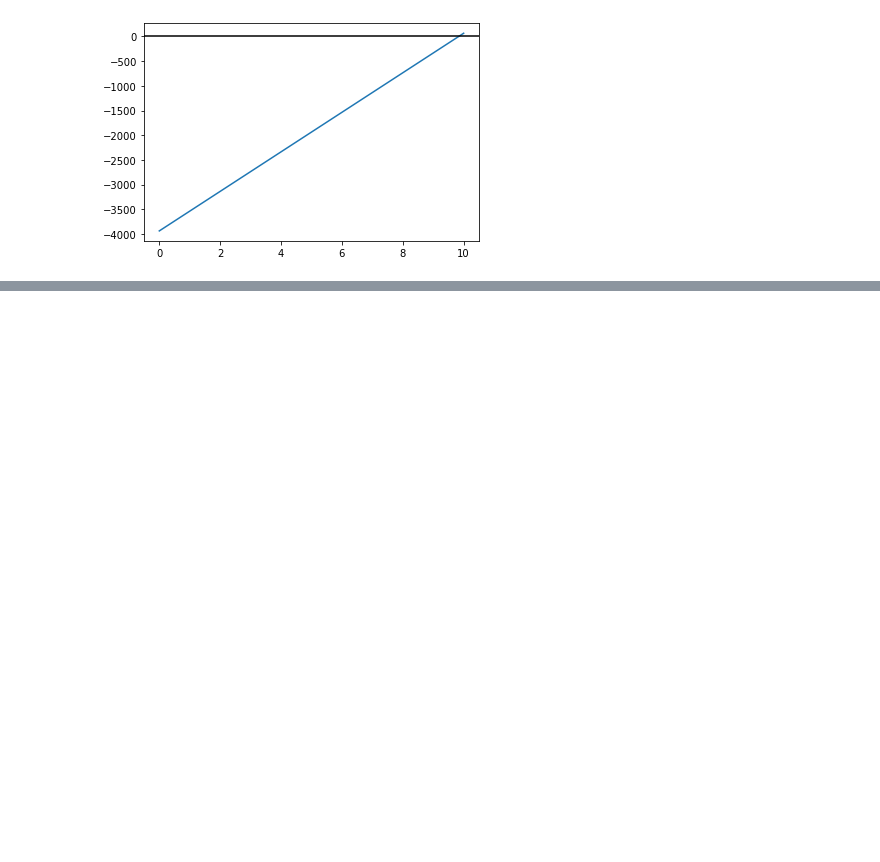
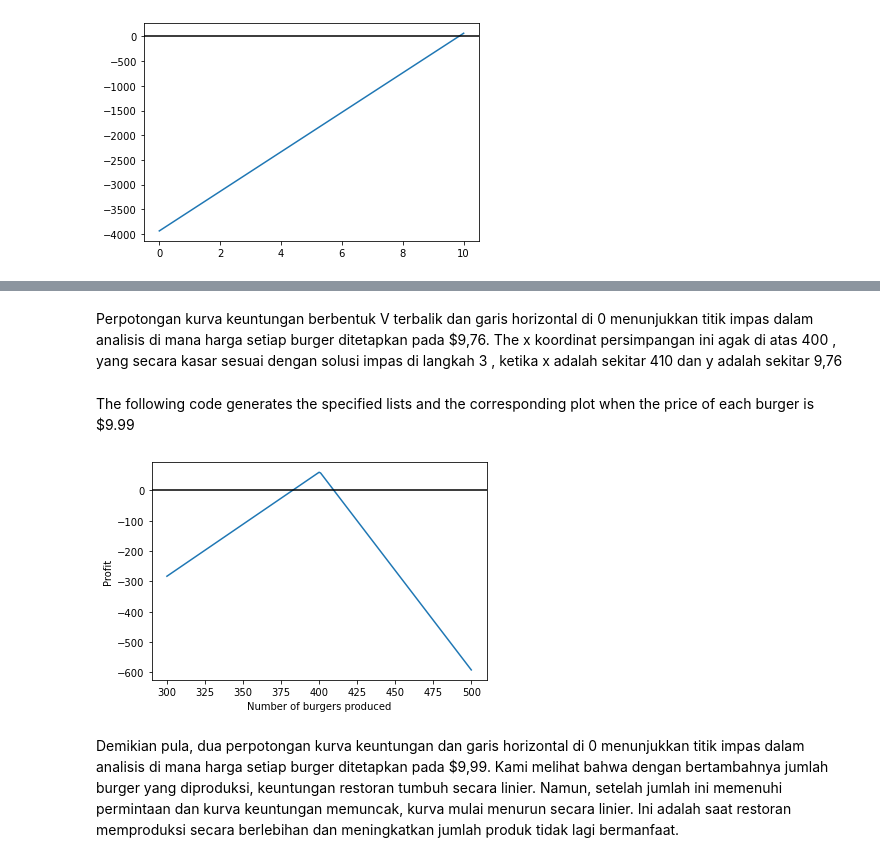
Before and after one commit to samyon7/Statistics-Python, a Jupyter notebook: Work_4/work_4-1.ipynb, the cells around one changed output, grey strips where cells are left out. Cells and saved outputs as stored; diff of their text form; code cells hidden in the pictures; blank space fills up the shorter version.

```diff
--- a/Work_4/work_4-1.ipynb
+++ b/Work_4/work_4-1.ipynb
@@ -164,0 +274,17 @@ plt.show()
+# %% [markdown]
+Perpotongan kurva keuntungan berbentuk V terbalik dan garis horizontal di 0 menunjukkan titik impas dalam analisis di mana harga setiap burger ditetapkan pada $9,76. The x koordinat persimpangan ini agak di atas 400 , yang secara kasar sesuai dengan solusi impas di langkah 3 , ketika x adalah sekitar 410 dan y adalah sekitar 9,76
+# %% [markdown]
+The following code generates the specified lists and the corresponding plot when the price of each burger is $9.99
+# %%
+xs = [i for i in range(300, 501)]
+profits_999 = [get_profit(x, 9.99) for x in xs]
+plt.plot(xs, profits_999)
+plt.axhline(0, c='k')
+plt.xlabel('Number of burgers produced')
+plt.ylabel('Profit')
+plt.show()
+# %% [output]
+[figure, added]
+# %% [markdown]
+Demikian pula, dua perpotongan kurva keuntungan dan garis horizontal di 0 menunjukkan titik impas dalam analisis di mana harga setiap burger ditetapkan pada $9,99.
+Kami melihat bahwa dengan bertambahnya jumlah burger yang diproduksi, keuntungan restoran tumbuh secara linier. Namun, setelah jumlah ini memenuhi permintaan dan kurva keuntungan memuncak, kurva mulai menurun secara linier. Ini adalah saat restoran memproduksi secara berlebihan dan meningkatkan jumlah produk tidak lagi bermanfaat.
```
Also changed, not shown: parts of 23 cells of this notebook.
